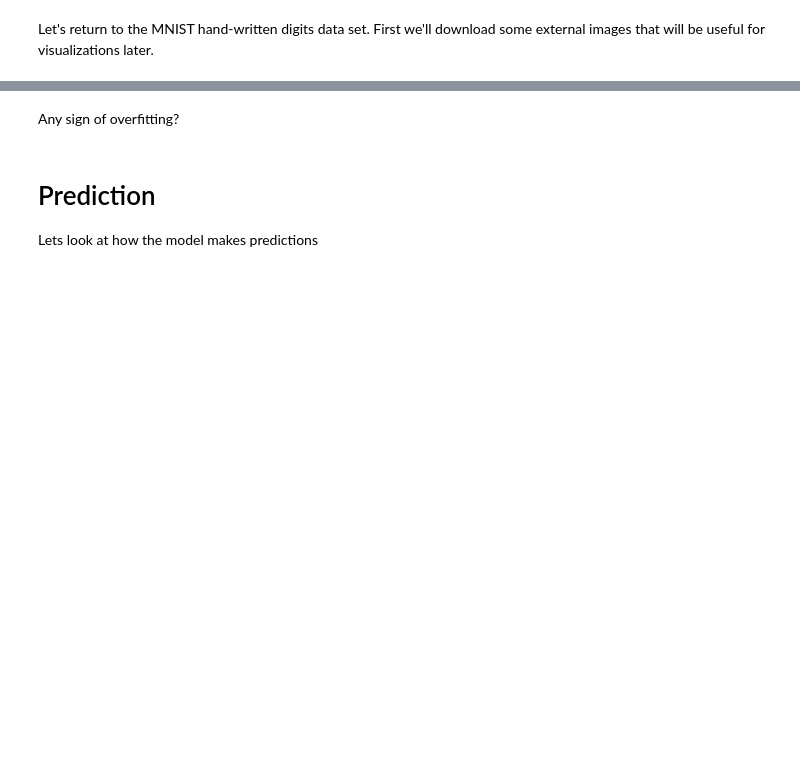
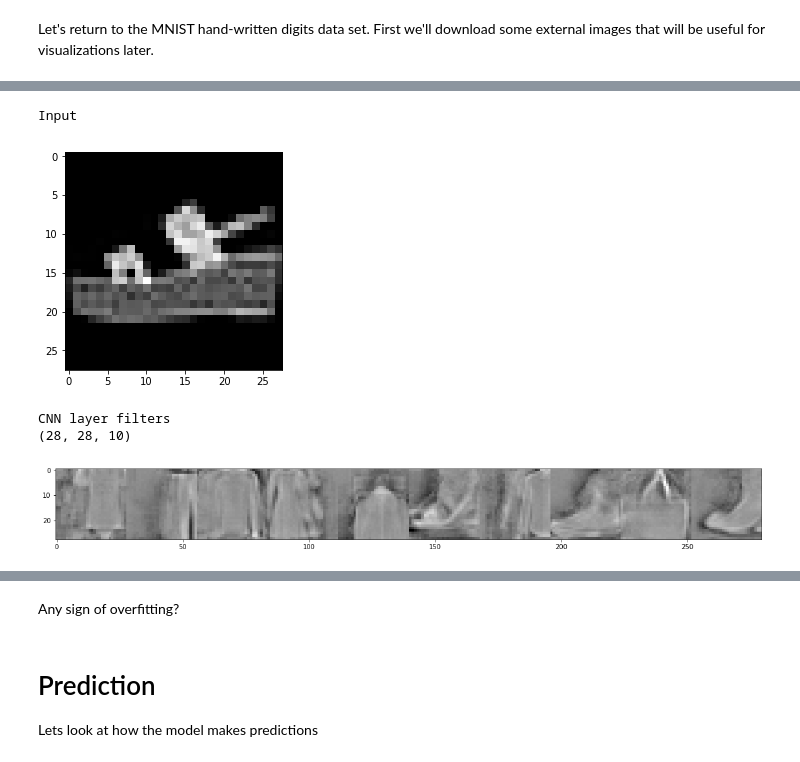
Before and after one commit to jsearcy1/racsml, a Jupyter notebook: notebooks/3-ConvolutionalNN.ipynb, the cells around one changed output, grey strips where cells are left out. Cells and saved outputs as stored; diff of their text form; code cells hidden in the pictures; blank space fills up the shorter version.

```diff
--- a/notebooks/3-ConvolutionalNN.ipynb
+++ b/notebooks/3-ConvolutionalNN.ipynb
@@ -566,0 +524,20 @@ print("loss: {}, accuracy: {}".format(*score))
+# %%
+cnn_input=tf.keras.layers.Input( shape=X_train.shape[1:] ) # Shape here does not including the batch size
+cnn_layer1=tf.keras.layers.Convolution2D(10, (28,28),padding='same')(cnn_input)
+cnn_activation=tf.keras.layers.LeakyReLU()(cnn_layer1)
+max_pooling=tf.keras.layers.MaxPooling2D(28)(cnn_activation)
+flat=tf.keras.layers.Flatten()(max_pooling)
+output=tf.keras.layers.Activation('softmax')(flat)
+model=tf.keras.models.Model([cnn_input],[output])
+model.summary()
+
+
+model.compile(loss='categorical_crossentropy',
+              optimizer='adam',
+              metrics=['accuracy'])
+
+
+history=model.fit(X_train, Y_train_one_hot,
+          batch_size=32, epochs=5, verbose=1,
+         validation_data=(X_develop,Y_develop_one_hot)
+         )
@@ -566,0 +569,60 @@ print("loss: {}, accuracy: {}".format(*score))
+# %%
+#A function to get the output of all layers (except the first which is the input layer)
+image_index=8
+
+
+layers=tf.keras.backend.function([model.input],[ l.output for l in model.layers[1:]])
+
+
+layers_output=layers([X_train[image_index:image_index+1]])
+
+print("Input")
+plt.imshow(np.squeeze(X_train[image_index]),cmap='gray')
+plt.show()
+
+print("CNN layer filters")
+
+filters=np.squeeze(model.layers[1].get_weights()[0])
+print(filters.shape)
+filter_stack=np.hstack([filters[:,:,i] for i in range(10)   ])
+f=plt.figure(figsize=(20,2))
+
+plt.imshow(filter_stack,cmap='gray')
+plt.show()
+
+print("CNN Layer Output")
+
+
+print(layers_output[0].shape)
+cnn_out=np.squeeze(layers_output[0])
+
+cnn_stack=np.hstack([cnn_out[:,:,i] for i in range(10)   ])
+f=plt.figure(figsize=(20,2))
+plt.imshow(cnn_stack,cmap='gray')
+plt.show()
+
+
+print("Activation")
+act_out=np.squeeze(layers_output[1])
+
+act_stack=np.hstack([act_out[:,:,i] for i in range(10)   ])
+f=plt.figure(figsize=(20,2))
+plt.imshow(act_stack,cmap='gray')
+plt.show()
+
+
+print("Pooling")
+pool_out=np.squeeze(layers_output[2])
+print(pool_out)
+
+#layer 3 is just a Flatten
+
+print("Softmax")
+p_out=np.squeeze(layers_output[4])
+print(p_out)
+# %% [output]
+Input
+[figure, added]
+CNN layer filters
+(28, 28, 10)
+[figure, added]
```
Also changed, not shown: parts of 50 cells of this notebook.
